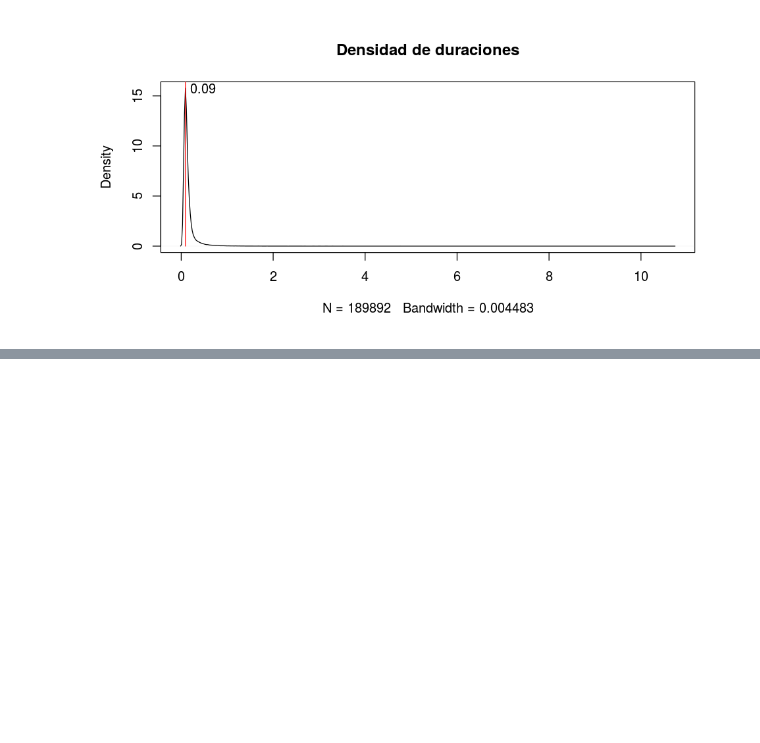
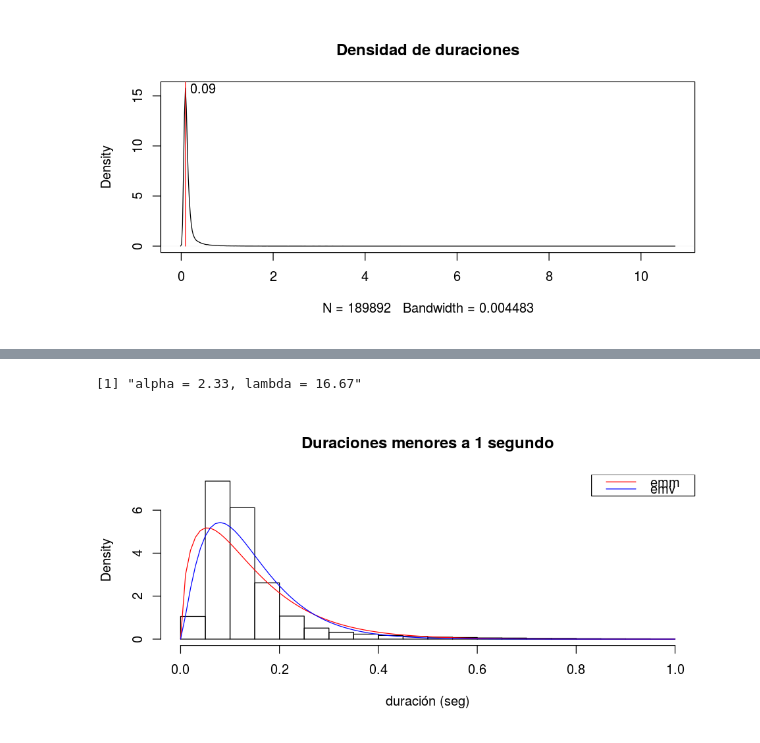
Before and after one commit to m2march/tp_final_r, a Jupyter notebook: tp_final/TP Final.ipynb, the cells around one changed output, grey strips where cells are left out. Cells and saved outputs as stored; diff of their text form; code cells hidden in the pictures; blank space fills up the shorter version.

```diff
--- a/tp_final/TP Final.ipynb
+++ b/tp_final/TP Final.ipynb
@@ -76,0 +123,6 @@ text(x.max + 0.1, max(d$y), labels=c(round(x.max,2)), adj=c(0, 0.5))
+# %%
+gamma.alpha.nll = function(a, ma=duration.and.style$duration) {
+    ll = length(ma) * a * (log(a) - log(mean(ma))) - length(ma) * lgamma(a) + (a - 1) * sum(log(ma)) - a * length(ma)
+    -ll
+}
+emv = mle2(gamma.alpha.nll, start=list(a=duracion.alpha.mme.est), data=list(ma=duration.and.style$duration))
@@ -76,0 +132,14 @@ text(x.max + 0.1, max(d$y), labels=c(round(x.max,2)), adj=c(0, 0.5))
+# %%
+duracion.alpha.emv.est = coef(emv)
+duracion.lambda.emv.est = duracion.alpha.emv.est / mean(menor_1)
+# %%
+print(sprintf('alpha = %.2f, lambda = %.2f', duracion.alpha.emv.est, duracion.lambda.emv.est))
+hist(duration.and.style$duration[duration.and.style$duration < 1],
+     main='Duraciones menores a 1 segundo', xlab='duración (seg)', freq=F)
+xs <- seq(0.0, 1, 0.01)
+lines(xs, dgamma(xs, duracion.alpha.mme.est, duracion.lambda.mme.est), col='red')
+lines(xs, dgamma(xs, duracion.alpha.emv.est, duracion.lambda.emv.est), col='blue')
+legend('topright', legend=c('emm', 'emv'), lty=rep(1, 2), lwd=rep(1, 2), col=c('red', 'blue'))
+# %% [output]
+[1] "alpha = 2.33, lambda = 16.67"
+[figure, added]
```
Also changed, not shown: parts of 12 cells of this notebook.
